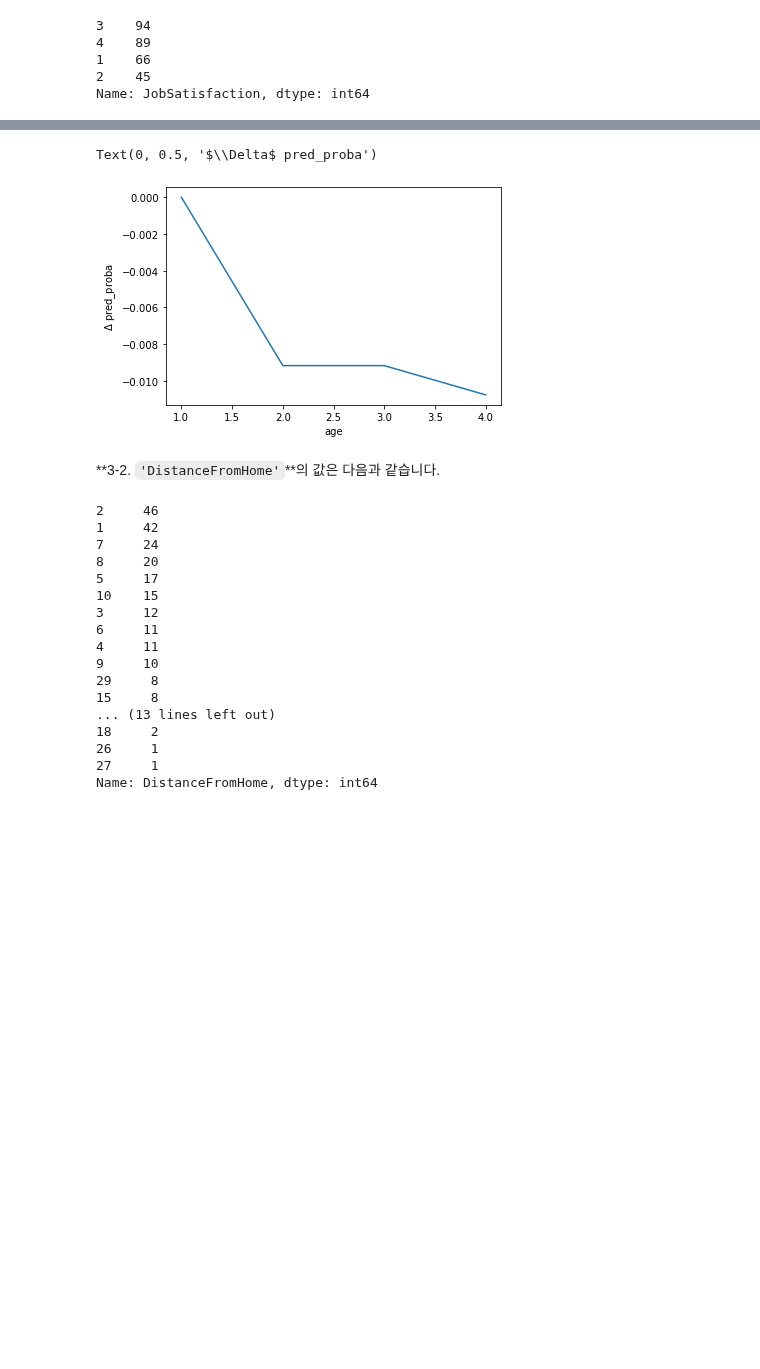
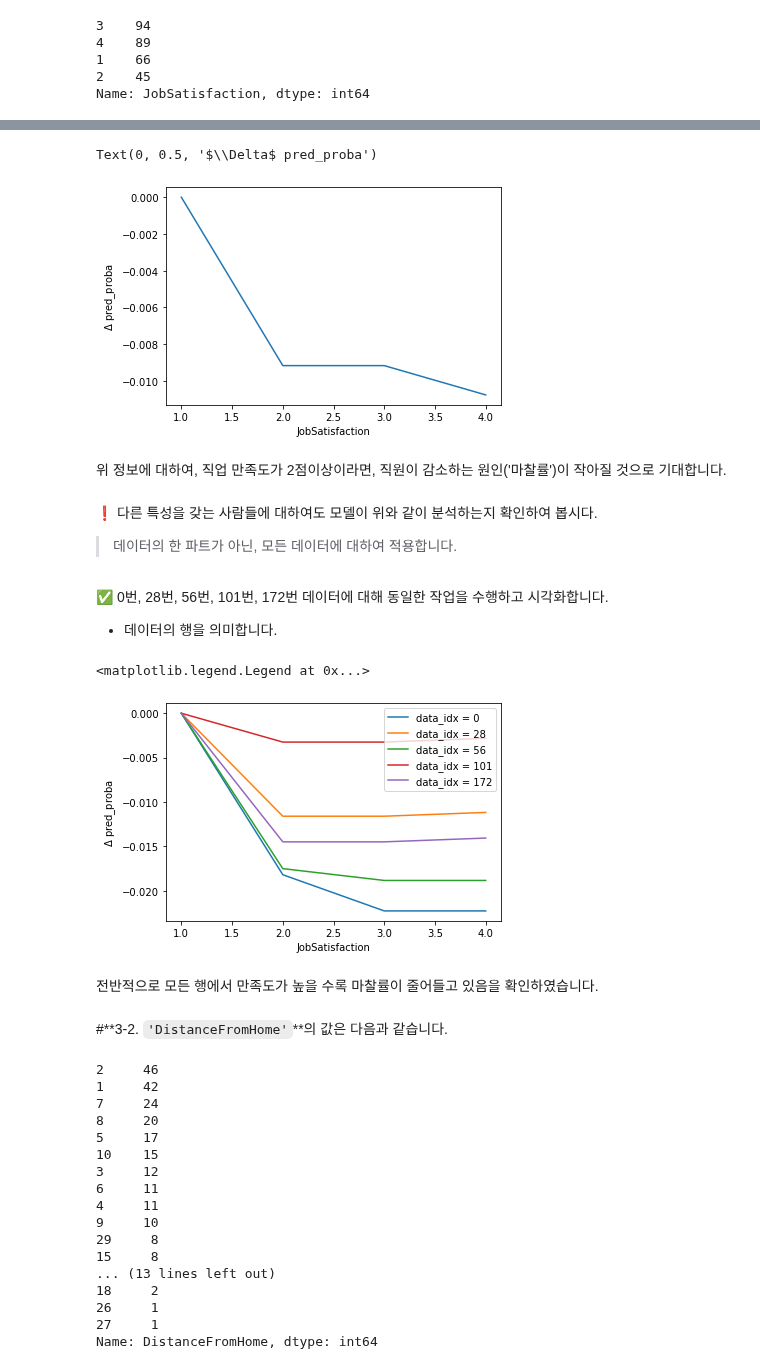
Before and after one commit to 00150/Practice-anything...., a Jupyter notebook: Untitled183_1_Practicing.ipynb, the cells around one changed output, grey strips where cells are left out. Cells and saved outputs as stored; diff of their text form; code cells hidden in the pictures; blank space fills up the shorter version.

```diff
--- a/Untitled183_1_Practicing.ipynb
+++ b/Untitled183_1_Practicing.ipynb
@@ -310,6 +314,10 @@ Name: JobSatisfaction, dtype: int64
 # %%
+# 타겟 피처를 정해줍니다.
+target_feature = 'JobSatisfaction'
+
 # 위에서 생성한 함수로 값을 살펴보도록 합니다.
 ice_plot('JobSatisfaction')
+
 
 # plot 생성 - 시각화를 진행합니다.
 plt.plot(column_test_range, results)
@@ -317,9 +325,62 @@ plt.xlabel('JobSatisfaction')
 plt.ylabel("$\Delta$ pred_proba")
 # %% [output]
 Text(0, 0.5, '$\\Delta$ pred_proba')
-[figure, old version]
+[figure, new version]
+# %% [markdown]
+위 정보에 대하여, 직업 만족도가 2점이상이라면, 직원이 감소하는 원인('마찰률')이 작아질 것으로 기대합니다.
+# %% [markdown]
+❗ 다른 특성을 갖는 사람들에 대하여도 모델이 위와 같이 분석하는지 확인하여 봅시다.
+> 데이터의 한 파트가 아닌, 모든 데이터에 대하여 적용합니다.
+# %%
+# 함수를 생성합니다.
+def get_ice_plot_data(data, data_index, target_feature):
+
+  # data_index의 값을 통해 하나의 행을 골라줍니다.
+  select_point = data.iloc[[data_index]].copy()
+
+  # 결과를 담을 빈 리스트를 생성합니다.
+  results = []
+
+  # 타겟에서 특정 피처의 값의 범위를 지정하여 for문으로 살펴봅니다.
+  for target_value in column_test_range :
+
+    # 지정한 값의 범위는 지정한 특성의 값으로 넣어줍니다. (for문을 통해 변화됩니다.)
+    select_point[target_feature] = target_value
+
+    # 위에서 생성한 모델(randomforestclassifier)을 통해, 지정한 데이터(select_point)의 예측값을 생성합니다.
+    select_point_pred_proba = random_forest.predict_proba(select_point)[:,1]
+
+    # 예측값의 상태는 현재 array 형태입니다. item() 함수를 이용하여 형태를 변경합니다.
+    results.append(select_point_pred_proba.item())
+
+  # arrray 배열을 생성.
+  results = np.array(results)
+
+  # 배열에서 최소값을 뺀 결과를 확인합니다.
+  # 최소값을 제거했다면 각 값의 변화율을 확인할 수 있다.
+  return column_test_range, results - results[0]
+# %% [markdown]
+✅ 0번, 28번, 56번, 101번, 172번 데이터에 대해 동일한 작업을 수행하고 시각화합니다.
+* 데이터의 행을 의미합니다.
+# %%
+for data_index in [0, 28, 56, 101, 172]:
+  plt.plot(
+      *get_ice_plot_data(X_train_encoded, data_index, target_feature),
+
+      # 살펴본 행이 몇행인지 표기합니다.
+      label = f'data_idx = {data_index}')
+
+
+plt.xlabel(target_feature)
+plt.ylabel('$\Delta$ pred_proba')
+plt.legend()
+# %% [output]
+<matplotlib.legend.Legend at 0x...>
+[figure, added]
+# %% [markdown]
+전반적으로 모든 행에서 만족도가 높을 수록 마찰률이 줄어들고 있음을 확인하였습니다.
 # %% [markdown]
-**3-2. `'DistanceFromHome'`**의 값은 다음과 같습니다.
+#**3-2. `'DistanceFromHome'`**의 값은 다음과 같습니다.
 # %%
 X_val_encoded['DistanceFromHome'].value_counts() # 범주형 변수같은 느낌이 듭니다..
 # %% [output]
```
Also changed, not shown: parts of 9 cells of this notebook.
